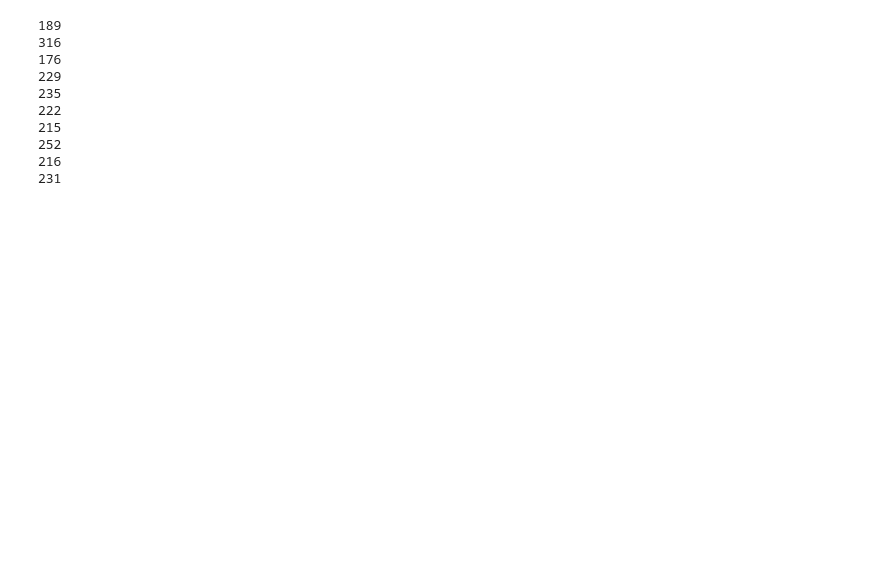
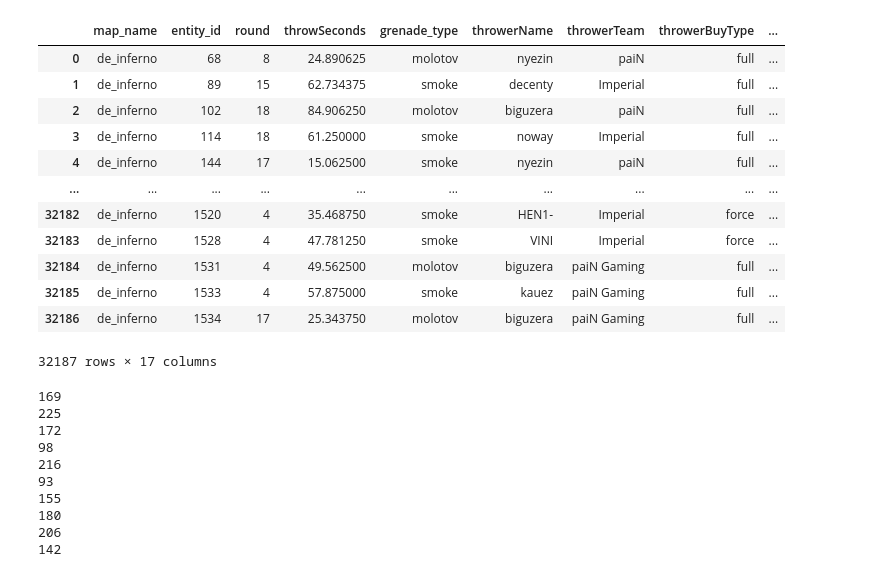
Before and after one commit to bahtman/util_tells_dashboard, a Jupyter notebook: notebooks/util_tells_score.ipynb, the cells around one changed output. Saved outputs shown, nothing was run; the diff lists cells and outputs as text; code cells hidden in the pictures; blank space fills up the shorter version.

```diff
--- a/notebooks/util_tells_score.ipynb
+++ b/notebooks/util_tells_score.ipynb
@@ -43,23 +40,44 @@ def calculate_clusters(df, threshold=200):
     throwCords_dist = calculate_distance(throwCords)
     landCords_dist = calculate_distance(landCords)
 
-    map_name_dist = calculate_equal_distance(df['map_name'])
-    throwerSide_dist = calculate_equal_distance(df['throwerSide'])
-    grenade_type_dist = calculate_equal_distance(df['grenade_type'])
-    max_grouping_dist = np.maximum.reduce([map_name_dist, throwerSide_dist, grenade_type_dist])
+    #map_name_dist = calculate_equal_distance(df['map_name'])
+    #throwerSide_dist = calculate_equal_distance(df['throwerSide'])
+    #grenade_type_dist = calculate_equal_distance(df['grenade_type'])
+    #max_grouping_dist = np.maximum.reduce([map_name_dist, throwerSide_dist, grenade_type_dist])
 
 
     # Use the maximum distance between throwCords and landCords
-    max_dist = np.maximum.reduce([throwCords_dist, landCords_dist, max_grouping_dist])
+    #max_dist = np.maximum.reduce([throwCords_dist, landCords_dist, max_grouping_dist])
+    max_dist = np.maximum(throwCords_dist, landCords_dist)
 
     # Use this distance matrix in hierarchical clustering
-    clusters = linkage(squareform(max_dist), method='complete')
+    clusters = linkage(max_dist, method='complete')
     clusters = fcluster(clusters, threshold, criterion='distance')
-    return clusters
+    out_df = pd.DataFrame(
+                    {"idx": df.index,
+                     "cluster": clusters})
+    return out_df
 # %%
-
-df['cluster'] = calculate_clusters(df, threshold = 500)
+clusters = df.groupby(["map_name","throwerSide", "grenade_type"])[['throwCords','landCords']].apply(calculate_clusters, threshold=200).set_index(["idx"])
+df["cluster"]=None
+df.update(clusters)
 clusters_sorted = df.cluster.value_counts().index.tolist()
+# %%
+df
+# %% [output]
+|  | map_name | entity_id | round | throwSeconds | grenade_type | throwerName | throwerTeam | throwerBuyType | ... |
+| 0 | de_inferno | 68 | 8 | 24.890625 | molotov | nyezin | paiN | full | ... |
+| 1 | de_inferno | 89 | 15 | 62.734375 | smoke | decenty | Imperial | full | ... |
+| 2 | de_inferno | 102 | 18 | 84.906250 | molotov | biguzera | paiN | full | ... |
+| 3 | de_inferno | 114 | 18 | 61.250000 | smoke | noway | Imperial | full | ... |
+| 4 | de_inferno | 144 | 17 | 15.062500 | smoke | nyezin | paiN | full | ... |
+| ... | ... | ... | ... | ... | ... | ... | ... | ... | ... |
+| 32182 | de_inferno | 1520 | 4 | 35.468750 | smoke | HEN1- | Imperial | force | ... |
+| 32183 | de_inferno | 1528 | 4 | 47.781250 | smoke | VINI | Imperial | force | ... |
+| 32184 | de_inferno | 1531 | 4 | 49.562500 | molotov | biguzera | paiN Gaming | full | ... |
+| 32185 | de_inferno | 1533 | 4 | 57.875000 | smoke | kauez | paiN Gaming | full | ... |
+| 32186 | de_inferno | 1534 | 17 | 25.343750 | molotov | biguzera | paiN Gaming | full | ... |
+32187 rows × 17 columns
 # %%
 from cs_bahtml.plotting import add_smoke_wall, add_players
 from cs_bahtml.radars import RADARS
@@ -73,8 +91,7 @@ def plot_cluster(df, cluster):
         fig = add_players(fig, [row['throwCords']], map_name, type = 'thrower')
     fig.show()
 # %%
-
-map_df = df.query("map_name == 'de_nuke'")
+map_df = df.query("map_name == 'de_ancient' & throwerSide == 'TERRORIST' & grenade_type == 'smoke'")
 clusters_sorted = map_df.cluster.value_counts().index.tolist()
 
 for cluster in clusters_sorted[:10]:
@@ -82,13 +99,13 @@ for cluster in clusters_sorted[:10]:
 
     plot_cluster(map_df, cluster)
 # %% [output]
-189
-316
-176
-229
-235
-222
-215
-252
+169
+225
+172
+98
 216
-231
+93
+155
+180
+206
+142
```
Also changed, not shown: parts of 4 cells of this notebook, 6 other files.
